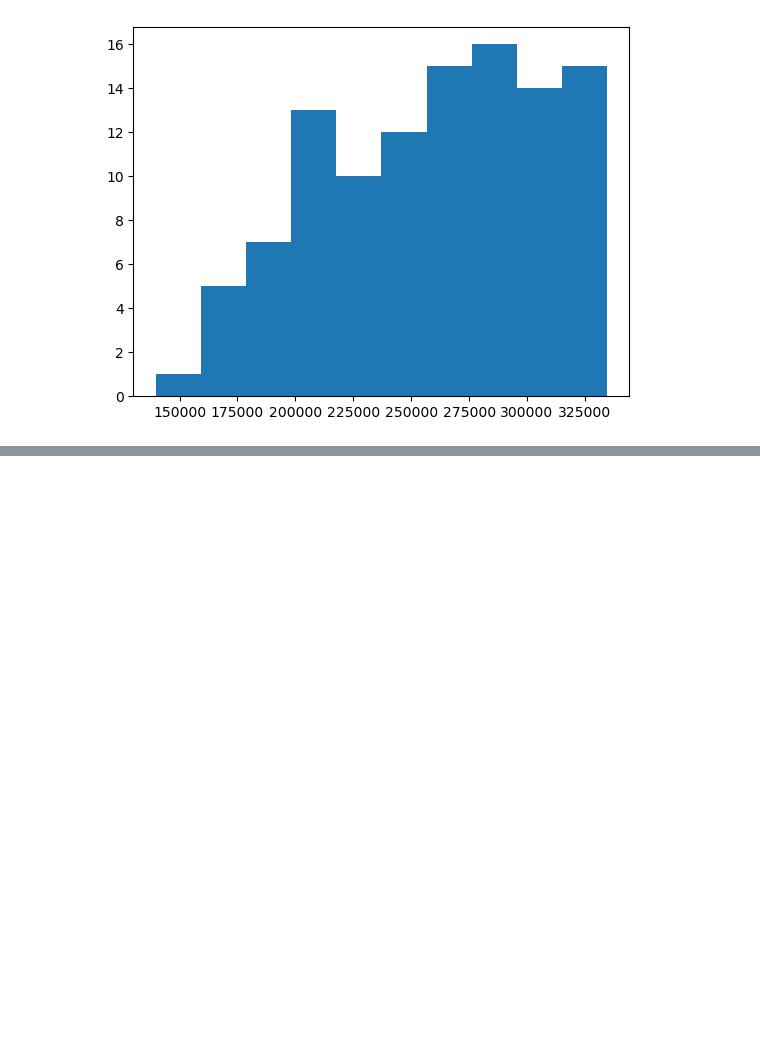
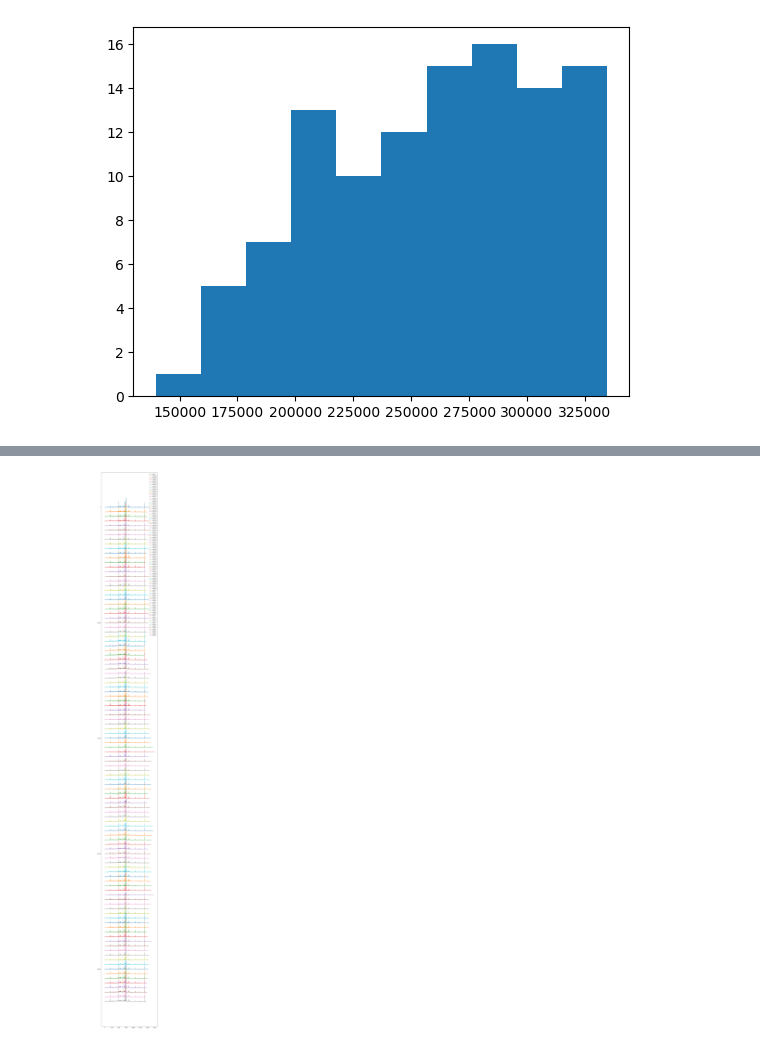
Before and after one commit to Tussky/spectral, a Jupyter notebook: Josiah.ipynb, the cells around one changed output, grey strips where cells are left out. Saved outputs shown, nothing was run; the diff lists cells and outputs as text; code cells hidden in the pictures; blank space fills up the shorter version.

```diff
--- a/Josiah.ipynb
+++ b/Josiah.ipynb
@@ -132,0 +79,4 @@ chan97 [ 2693.142   6641.0664  9615.054  18645.23  ]
+# %%
+sample.waterfall_plot_particle()
+# %% [output]
+[figure, added]
```
Also changed, not shown: parts of 4 cells of this notebook, 3 other files.
